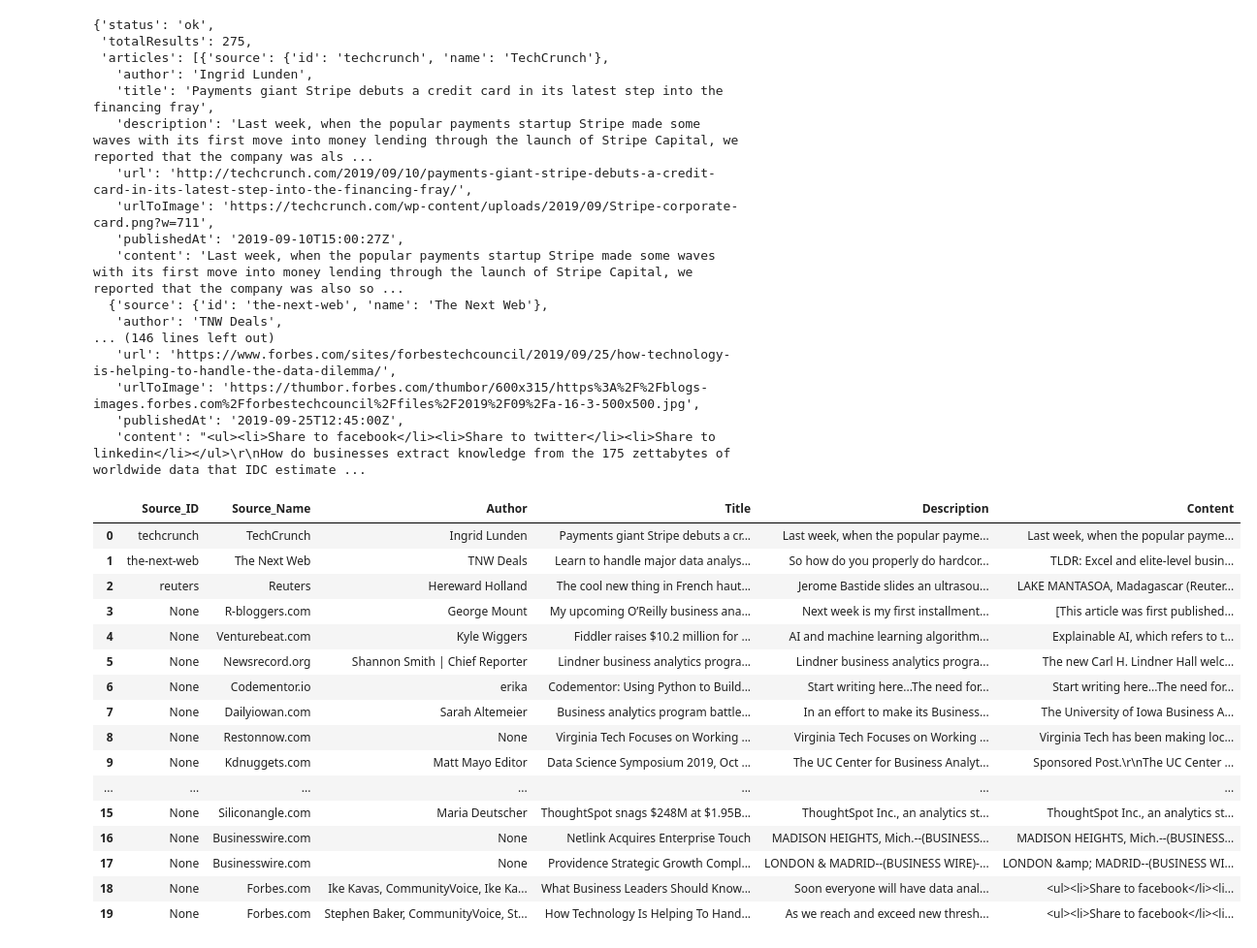
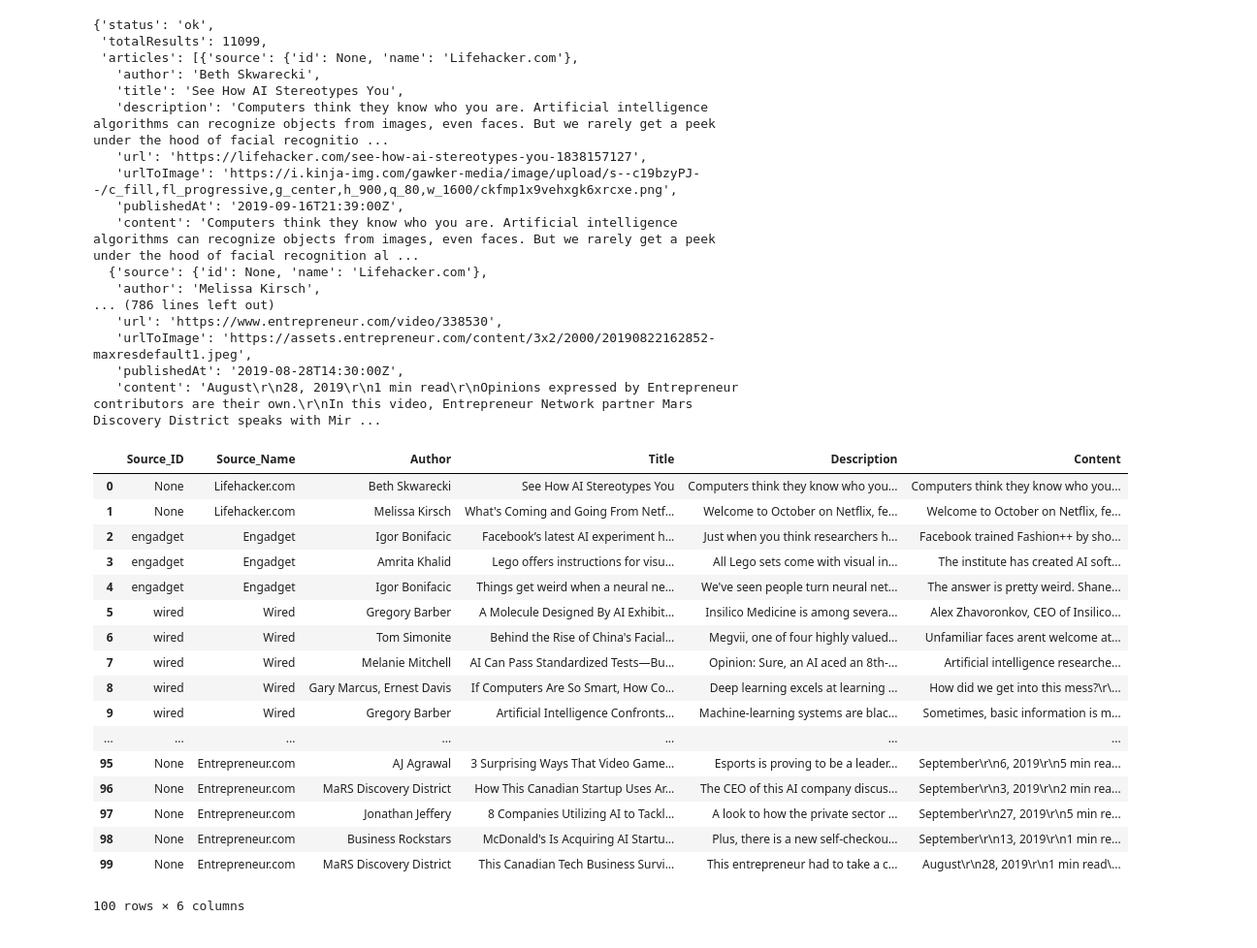
Before and after one commit to deepanshu-goyal/Data-Collection, a Jupyter notebook: News Article from NewsAPI.ipynb, the cells around one changed output. Shown at 97% size. Saved outputs shown, nothing was run; the diff lists cells and outputs as text; code cells hidden in the pictures.

```diff
--- a/News Article from NewsAPI.ipynb
+++ b/News Article from NewsAPI.ipynb
@@ -3,35 +12,39 @@
 import requests
 import pandas as pd
 # %%
-# This code is creating News API URL and fetching articles from all the sources for  keyword: 'business analytics'
-# Output will be in JSON fromat
-# Developer version will show only 20 records at a time.
+# Below code is calling News API URL and fetching popular "Artificial Intelligence" news from all the sources
+# Search articles in english language only
+# Developer version will show only 100 records
+# Output will be in JSON format
 
 url = ('https://newsapi.org/v2/everything?'
-       'q="business analytics"&'
-#       'sources=bbc-news&'
+       'q="Artificial Intelligence"&'
+#      'from=2019-04-01&' #Developer plan permits to request articles as far as 20 days from current date
+       'sortBy=popularity&'
+       'pageSize=100&' #  Developer accounts are limited to a max of 100 results
+       'language=en&'
        'apiKey=4f56d29e685e44beaca8f92efa288023')
 fetch_data = requests.get(url)
 article_details = fetch_data.json()
 article_details
 # %% [output]
 {'status': 'ok',
- 'totalResults': 275,
- 'articles': [{'source': {'id': 'techcrunch', 'name': 'TechCrunch'},
-   'author': 'Ingrid Lunden',
-   'title': 'Payments giant Stripe debuts a credit card in its latest step into the financing fray',
-   'description': 'Last week, when the popular payments startup Stripe made some waves with its first move into money lending through the launch of Stripe Capital, we reported that the company was als ...
-   'url': 'http://techcrunch.com/2019/09/10/payments-giant-stripe-debuts-a-credit-card-in-its-latest-step-into-the-financing-fray/',
-   'urlToImage': 'https://techcrunch.com/wp-content/uploads/2019/09/Stripe-corporate-card.png?w=711',
-   'publishedAt': '2019-09-10T15:00:27Z',
-   'content': 'Last week, when the popular payments startup Stripe made some waves with its first move into money lending through the launch of Stripe Capital, we reported that the company was also so ...
-  {'source': {'id': 'the-next-web', 'name': 'The Next Web'},
-   'author': 'TNW Deals',
-... (146 lines left out)
-   'url': 'https://www.forbes.com/sites/forbestechcouncil/2019/09/25/how-technology-is-helping-to-handle-the-data-dilemma/',
-   'urlToImage': 'https://thumbor.forbes.com/thumbor/600x315/https%3A%2F%2Fblogs-images.forbes.com%2Fforbestechcouncil%2Ffiles%2F2019%2F09%2Fa-16-3-500x500.jpg',
-   'publishedAt': '2019-09-25T12:45:00Z',
-   'content': "<ul><li>Share to facebook</li><li>Share to twitter</li><li>Share to linkedin</li></ul>\r\nHow do businesses extract knowledge from the 175 zettabytes of worldwide data that IDC estimate ...
+ 'totalResults': 11099,
+ 'articles': [{'source': {'id': None, 'name': 'Lifehacker.com'},
+   'author': 'Beth Skwarecki',
+   'title': 'See How AI Stereotypes You',
+   'description': 'Computers think they know who you are. Artificial intelligence algorithms can recognize objects from images, even faces. But we rarely get a peek under the hood of facial recognitio ...
+   'url': 'https://lifehacker.com/see-how-ai-stereotypes-you-1838157127',
+   'urlToImage': 'https://i.kinja-img.com/gawker-media/image/upload/s--c19bzyPJ--/c_fill,fl_progressive,g_center,h_900,q_80,w_1600/ckfmp1x9vehxgk6xrcxe.png',
+   'publishedAt': '2019-09-16T21:39:00Z',
+   'content': 'Computers think they know who you are. Artificial intelligence algorithms can recognize objects from images, even faces. But we rarely get a peek under the hood of facial recognition al ...
+  {'source': {'id': None, 'name': 'Lifehacker.com'},
+   'author': 'Melissa Kirsch',
+... (786 lines left out)
+   'url': 'https://www.entrepreneur.com/video/338530',
+   'urlToImage': 'https://assets.entrepreneur.com/content/3x2/2000/20190822162852-maxresdefault1.jpeg',
+   'publishedAt': '2019-08-28T14:30:00Z',
+   'content': 'August\r\n28, 2019\r\n1 min read\r\nOpinions expressed by Entrepreneur contributors are their own.\r\nIn this video, Entrepreneur Network partner Mars Discovery District speaks with Mir ...
 # %%
 # This code is used to parse the JSON
 # For each article extract the following things –[source-id , source-name, author, title, description, content]
@@ -42,47 +55,48 @@ for i in article_details['articles']:
     source_id=''
     source_name=''
     author=''
     title=''
     description=''
     content=''
 
     for k,v in i.items():
         if isinstance(v,dict):
             for key,value in v.items():
                 if key=='id':
                     source_id=v[key]
                 else:
                     source_name=v[key]
         elif k=='author':
             author=i[k]
         elif k=='title':
             title=i[k]
         elif k=='description':
             description=i[k]
         elif k=='content':
             content = i[k]
     article.append({'Source_ID':source_id, 'Source_Name':source_name,'Author':author,
                             'Title':title,'Description':description,'Content':content}
                    )
 
     final_data = pd.DataFrame(article,columns=['Source_ID','Source_Name','Author','Title','Description','Content'])
-final_data.to_csv('output_api.csv',index=False)
+final_data.to_csv('news_api.csv',index=False)
 final_data
 # %% [output]
 |  | Source_ID | Source_Name | Author | Title | Description | Content |
-| 0 | techcrunch | TechCrunch | Ingrid Lunden | Payments giant Stripe debuts a cr... | Last week, when the popular payme... | Last week, when the popular payme... |
-| 1 | the-next-web | The Next Web | TNW Deals | Learn to handle major data analys... | So how do you properly do hardcor... | TLDR: Excel and elite-level busin... |
-| 2 | reuters | Reuters | Hereward Holland | The cool new thing in French haut... | Jerome Bastide slides an ultrasou... | LAKE MANTASOA, Madagascar (Reuter... |
-| 3 | None | R-bloggers.com | George Mount | My upcoming O’Reilly business ana... | Next week is my first installment... | [This article was first published... |
-| 4 | None | Venturebeat.com | Kyle Wiggers | Fiddler raises $10.2 million for ... | AI and machine learning algorithm... | Explainable AI, which refers to t... |
-| 5 | None | Newsrecord.org | Shannon Smith | Chief Reporter | Lindner business analytics progra... | Lindner business analytics progra... | The new Carl H. Lindner Hall welc... |
-| 6 | None | Codementor.io | erika | Codementor: Using Python to Build... | Start writing here...The need for... | Start writing here...The need for... |
-| 7 | None | Dailyiowan.com | Sarah Altemeier | Business analytics program battle... | In an effort to make its Business... | The University of Iowa Business A... |
-| 8 | None | Restonnow.com | None | Virginia Tech Focuses on Working ... | Virginia Tech Focuses on Working ... | Virginia Tech has been making loc... |
-| 9 | None | Kdnuggets.com | Matt Mayo Editor | Data Science Symposium 2019, Oct ... | The UC Center for Business Analyt... | Sponsored Post.\r\nThe UC Center ... |
+| 0 | None | Lifehacker.com | Beth Skwarecki | See How AI Stereotypes You | Computers think they know who you... | Computers think they know who you... |
+| 1 | None | Lifehacker.com | Melissa Kirsch | What's Coming and Going From Netf... | Welcome to October on Netflix, fe... | Welcome to October on Netflix, fe... |
+| 2 | engadget | Engadget | Igor Bonifacic | Facebook’s latest AI experiment h... | Just when you think researchers h... | Facebook trained Fashion++ by sho... |
+| 3 | engadget | Engadget | Amrita Khalid | Lego offers instructions for visu... | All Lego sets come with visual in... | The institute has created AI soft... |
+| 4 | engadget | Engadget | Igor Bonifacic | Things get weird when a neural ne... | We've seen people turn neural net... | The answer is pretty weird. Shane... |
+| 5 | wired | Wired | Gregory Barber | A Molecule Designed By AI Exhibit... | Insilico Medicine is among severa... | Alex Zhavoronkov, CEO of Insilico... |
+| 6 | wired | Wired | Tom Simonite | Behind the Rise of China's Facial... | Megvii, one of four highly valued... | Unfamiliar faces arent welcome at... |
+| 7 | wired | Wired | Melanie Mitchell | AI Can Pass Standardized Tests—Bu... | Opinion: Sure, an AI aced an 8th-... | Artificial intelligence researche... |
+| 8 | wired | Wired | Gary Marcus, Ernest Davis | If Computers Are So Smart, How Co... | Deep learning excels at learning ... | How did we get into this mess?\r\... |
+| 9 | wired | Wired | Gregory Barber | Artificial Intelligence Confronts... | Machine-learning systems are blac... | Sometimes, basic information is m... |
 | ... | ... | ... | ... | ... | ... | ... |
-| 15 | None | Siliconangle.com | Maria Deutscher | ThoughtSpot snags $248M at $1.95B... | ThoughtSpot Inc., an analytics st... | ThoughtSpot Inc., an analytics st... |
-| 16 | None | Businesswire.com | None | Netlink Acquires Enterprise Touch | MADISON HEIGHTS, Mich.--(BUSINESS... | MADISON HEIGHTS, Mich.--(BUSINESS... |
-| 17 | None | Businesswire.com | None | Providence Strategic Growth Compl... | LONDON & MADRID--(BUSINESS WIRE)-... | LONDON &amp; MADRID--(BUSINESS WI... |
-| 18 | None | Forbes.com | Ike Kavas, CommunityVoice, Ike Ka... | What Business Leaders Should Know... | Soon everyone will have data anal... | <ul><li>Share to facebook</li><li... |
-| 19 | None | Forbes.com | Stephen Baker, CommunityVoice, St... | How Technology Is Helping To Hand... | As we reach and exceed new thresh... | <ul><li>Share to facebook</li><li... |
+| 95 | None | Entrepreneur.com | AJ Agrawal | 3 Surprising Ways That Video Game... | Esports is proving to be a leader... | September\r\n6, 2019\r\n5 min rea... |
+| 96 | None | Entrepreneur.com | MaRS Discovery District | How This Canadian Startup Uses Ar... | The CEO of this AI company discus... | September\r\n3, 2019\r\n2 min rea... |
+| 97 | None | Entrepreneur.com | Jonathan Jeffery | 8 Companies Utilizing AI to Tackl... | A look to how the private sector ... | September\r\n27, 2019\r\n5 min re... |
+| 98 | None | Entrepreneur.com | Business Rockstars | McDonald's Is Acquiring AI Startu... | Plus, there is a new self-checkou... | September\r\n13, 2019\r\n1 min re... |
+| 99 | None | Entrepreneur.com | MaRS Discovery District | This Canadian Tech Business Survi... | This entrepreneur had to take a c... | August\r\n28, 2019\r\n1 min read\... |
+100 rows × 6 columns
```
Also changed, not shown: parts of 1 cell of this notebook, 1 other file.
